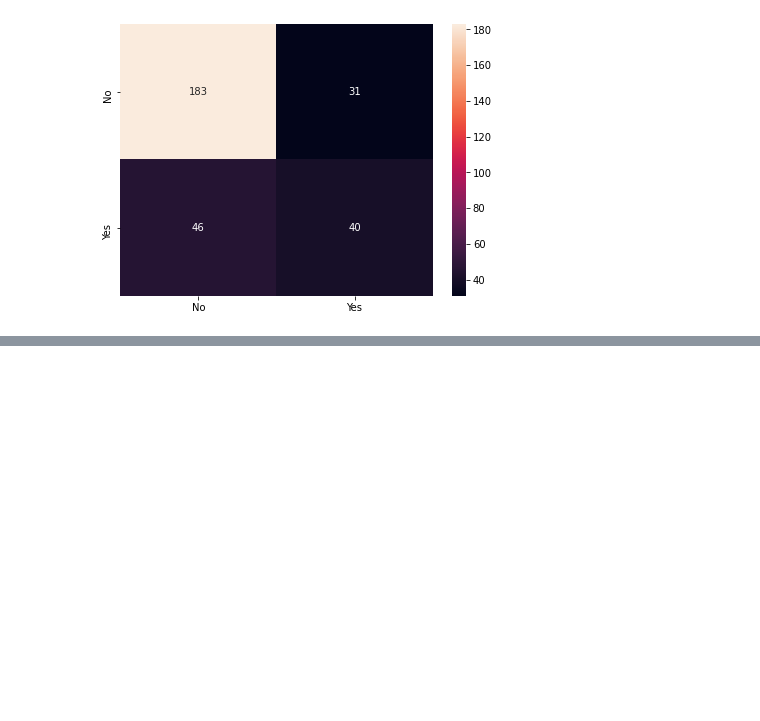
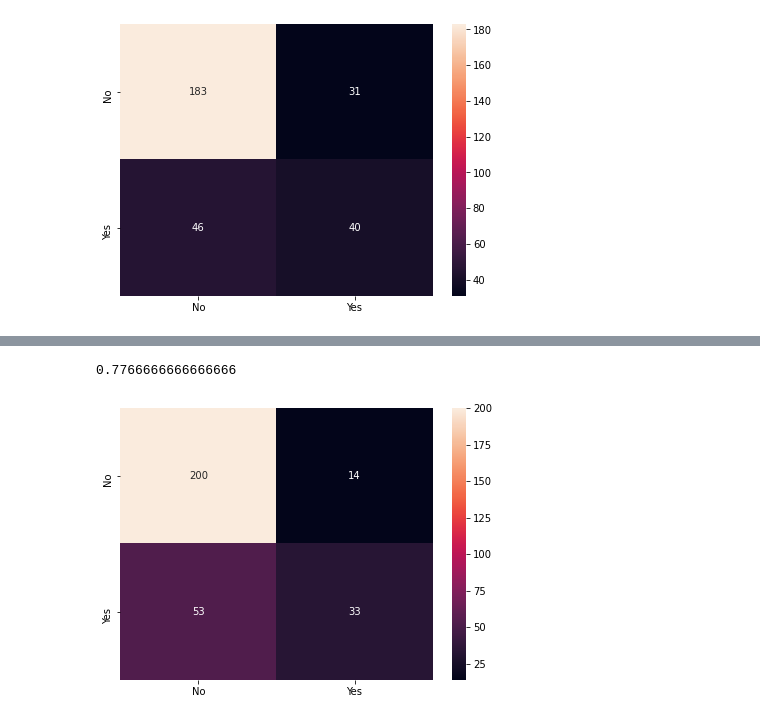
Before and after one commit to pcopley/uta-aiml, a Jupyter notebook: 03 Ensemble Techniques/02 Ensemble Techniques/Hands on Ensemble Techniques.ipynb, the cells around one changed output, grey strips where cells are left out. Saved outputs shown, nothing was run; the diff lists cells and outputs as text; code cells hidden in the pictures; blank space fills up the shorter version.

```diff
--- a/03 Ensemble Techniques/02 Ensemble Techniques/Hands on Ensemble Techniques.ipynb
+++ b/03 Ensemble Techniques/02 Ensemble Techniques/Hands on Ensemble Techniques.ipynb
@@ -291,0 +359,19 @@ sns.heatmap(df_cm, annot=True, fmt='g');
+# %%
+from sklearn.ensemble import RandomForestClassifier
+
+rfcl = RandomForestClassifier(n_estimators=50, random_state=1, max_features=12)
+rfcl = rfcl.fit(x_train, y_train)
+# %%
+y_predict = rfcl.predict(x_test)
+
+print(rfcl.score(x_test,y_test))
+
+cm = metrics.confusion_matrix(y_test, y_predict,labels=[0,1])
+df_cm = pd.DataFrame(cm, index=[i for i in ['No','Yes']],
+                     columns=[i for i in ['No','Yes']])
+
+plt.figure(figsize=(7,5))
+sns.heatmap(df_cm,annot=True,fmt='g');
+# %% [output]
+0.7766666666666666
+[figure, added]
```
Also changed, not shown: parts of 11 cells of this notebook.
